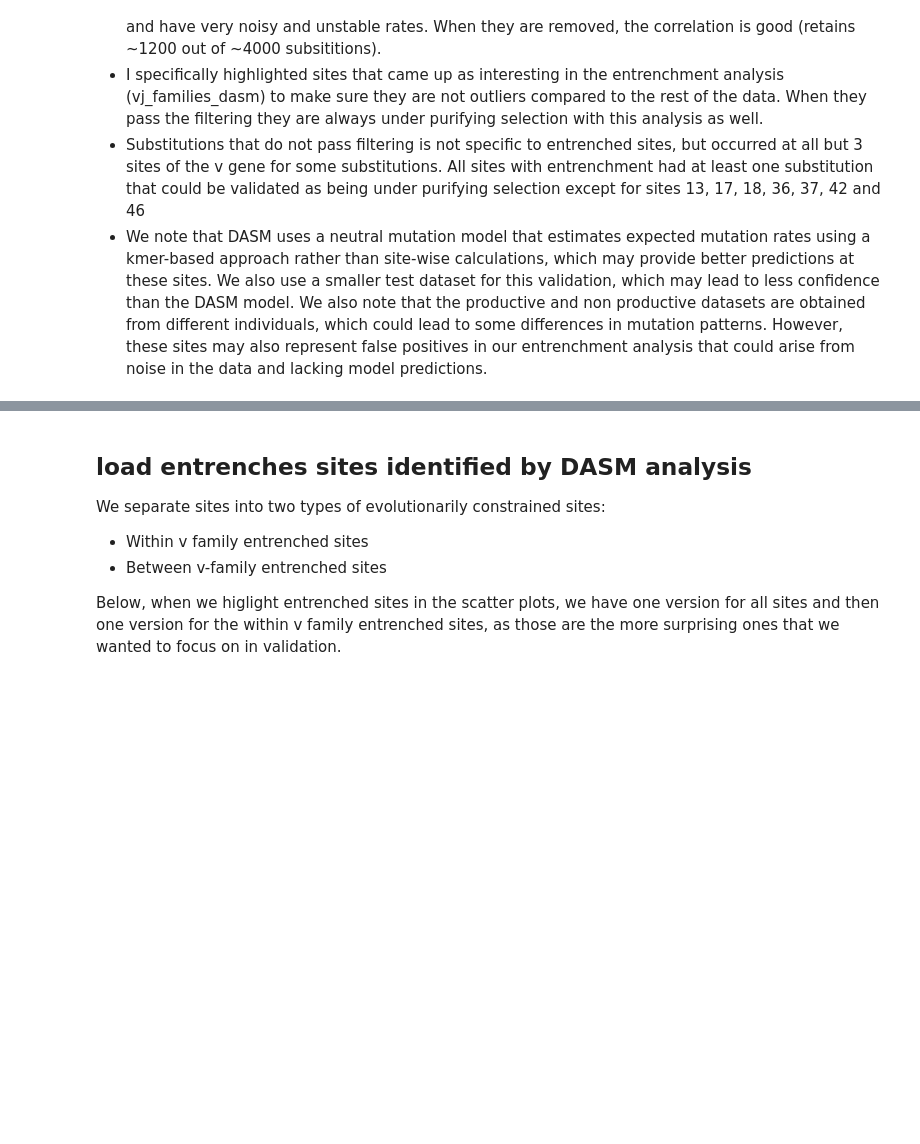
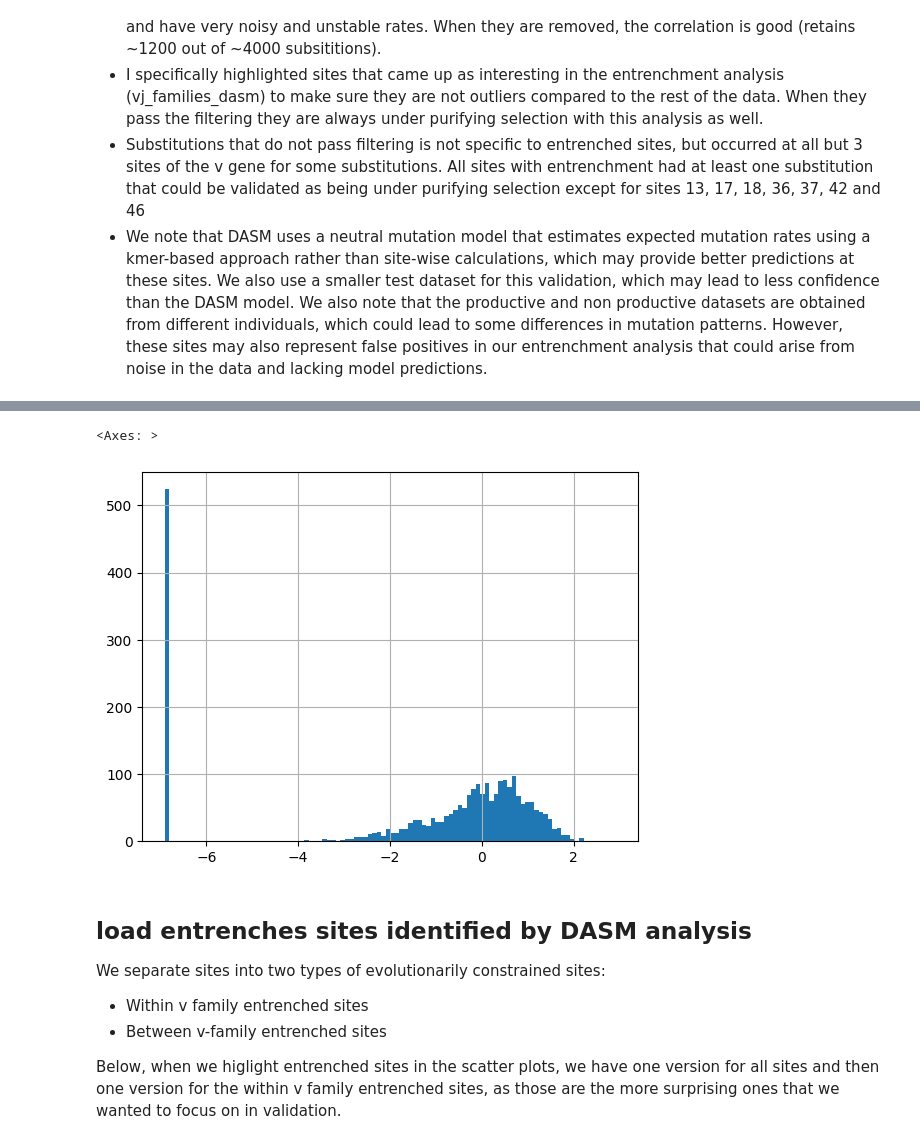
Before and after one commit to matsengrp/dasm-epistasis-experiments, a Jupyter notebook: rates_analysis_productive_w_thrifty.ipynb, the cells around one changed output, grey strips where cells are left out. Drawn from its saved outputs; the diff is of its cells as text; code cells hidden in the pictures; blank space fills up the shorter version.

```diff
--- a/rates_analysis_productive_w_thrifty.ipynb
+++ b/rates_analysis_productive_w_thrifty.ipynb
@@ -954,3 +971,12 @@ Per-codon results: 6246 rows saved
+# %%
+merge_counts = pd.merge(expected_aa_df.rename(columns={'current_aa':'parent_aa', 'transition_aa':'child_aa', 'substitution_probability':'expected_counts'}), observed_aa_df, on=['v_family', 'site', 'parent_aa', 'child_aa'])
+merge_counts['ratio'] = merge_counts['mutation_acquired'] / merge_counts['expected_counts']
+merge_counts['log_ratio'] = np.log(merge_counts['ratio'] + 1e-3)
+
+merge_counts[merge_counts.expected_counts >= 1].log_ratio.hist(bins=100)
+# %% [output]
+<Axes: >
+[figure, added]
 # %% [markdown]
 ## load entrenches sites identified by DASM analysis
 
```
Also changed, not shown: parts of 36 cells of this notebook.
